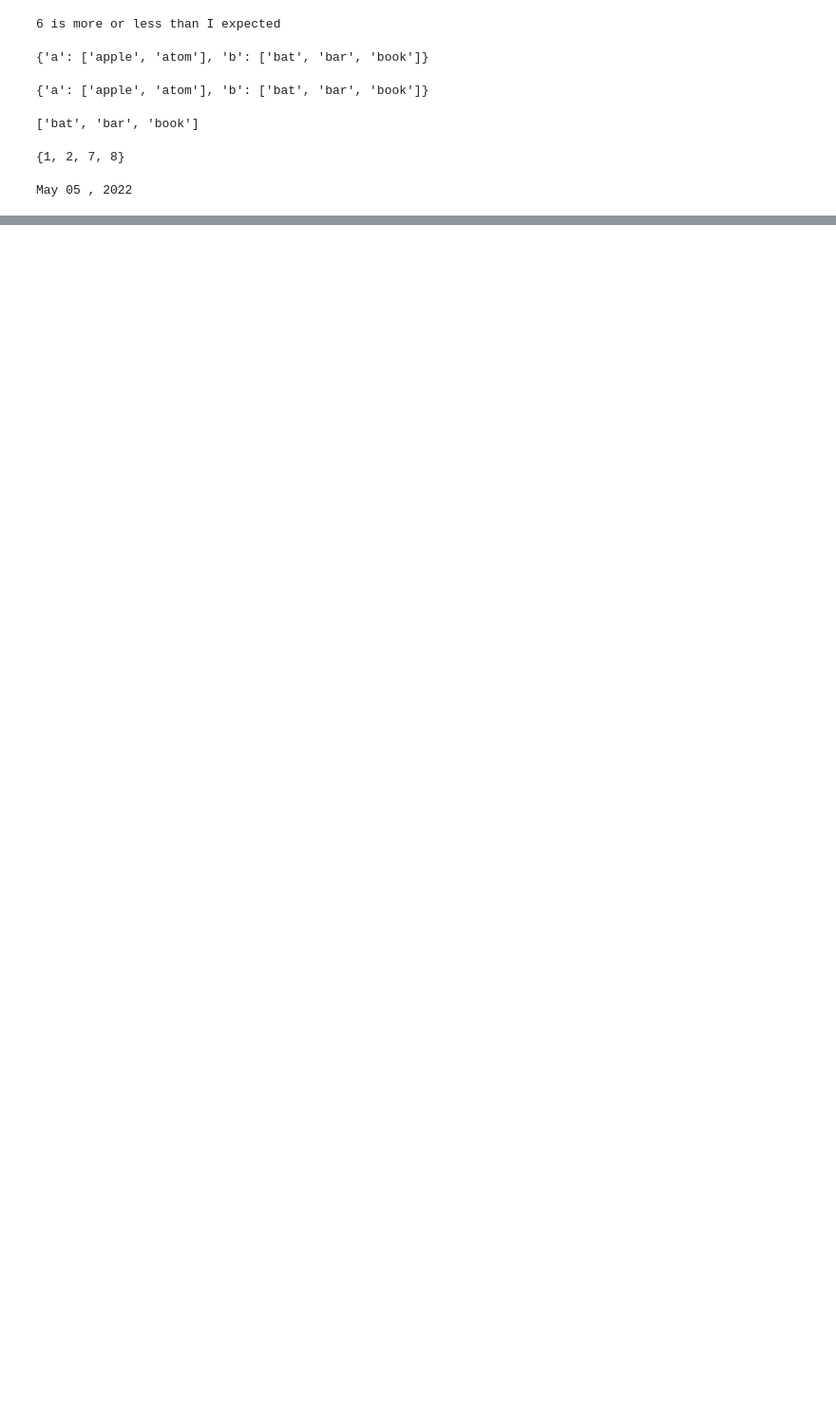
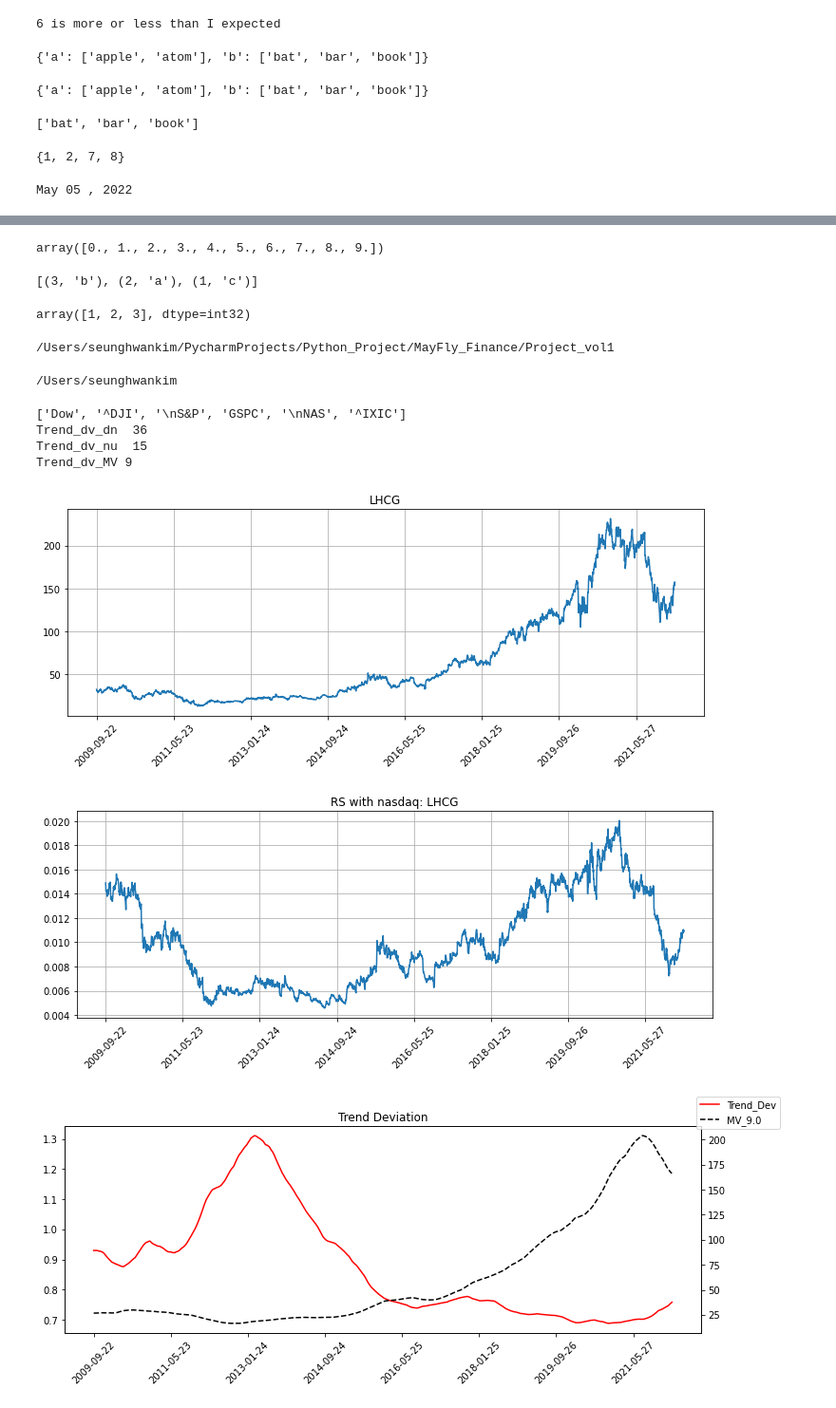
Before and after one commit to MayFly961127/Python_Project, a Jupyter notebook: Programming/Lec6_2.ipynb, the cells around one changed output, grey strips where cells are left out. Shown at 95% size. Saved outputs shown, nothing was run; the diff lists cells and outputs as text; code cells hidden in the pictures; blank space fills up the shorter version.

```diff
--- a/Programming/Lec6_2.ipynb
+++ b/Programming/Lec6_2.ipynb
@@ -117,0 +112,33 @@ re.sub('[년월일]','',a)
+# %%
+import numpy as np
+np.arange(10, dtype = float)
+# %% [output]
+array([0., 1., 2., 3., 4., 5., 6., 7., 8., 9.])
+# %%
+dict_mine = {2:'a', 3: 'b', 1:'c'}
+sorted(dict_mine.items(), reverse  = True)
+# %% [output]
+[(3, 'b'), (2, 'a'), (1, 'c')]
+# %%
+np.array([1,2,3], dtype = np.int32)
+# %% [output]
+array([1, 2, 3], dtype=int32)
+# %%
+cd PycharmProjects/Python_Project/MayFly_Finance/Project_vol1
+# %% [output]
+/Users/seunghwankim/PycharmProjects/Python_Project/MayFly_Finance/Project_vol1
+# %%
+cd ~
+# %% [output]
+/Users/seunghwankim
+# %%
+from Trend_Dev import Trend_Dev
+Trend_Dev('^IXIC','LHCG',36,15,9)
+# %% [output]
+['Dow', '^DJI', '\nS&P', 'GSPC', '\nNAS', '^IXIC']
+Trend_dv_dn  36
+Trend_dv_nu  15
+Trend_dv_MV 9
+[figure, added]
+[figure, added]
+[figure, added]
```
Also changed, not shown: parts of 2 cells of this notebook, 2 other files.
